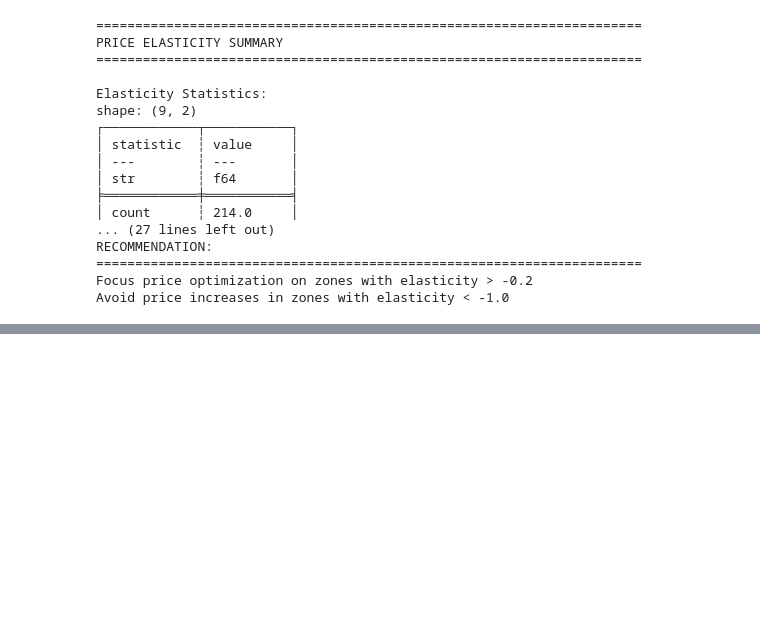
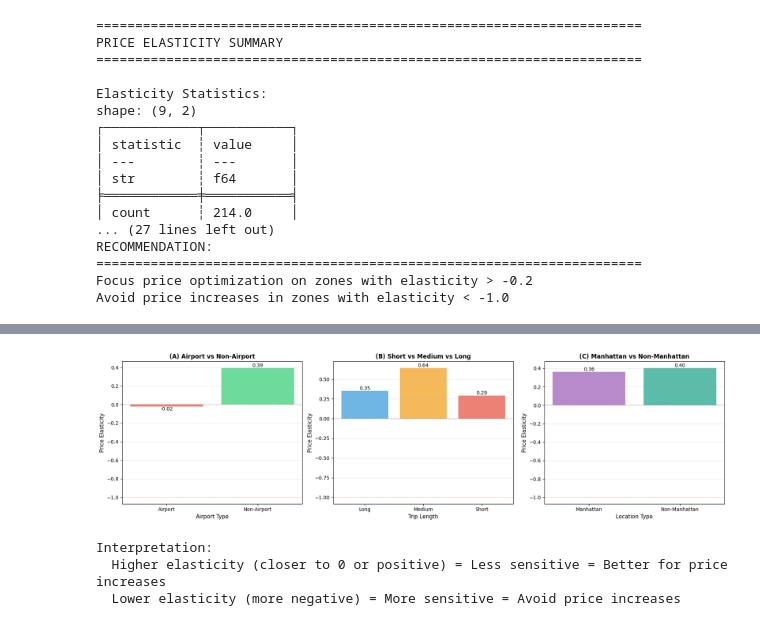
Before and after one commit to Jeremy891102/NYC-Taxi-Pricing-Demand-Analysis, a Jupyter notebook: src/module3_price_sen/price_sen.ipynb, the cells around one changed output, grey strips where cells are left out. Cells and saved outputs as stored; diff of their text form; code cells hidden in the pictures; blank space fills up the shorter version.

```diff
--- a/src/module3_price_sen/price_sen.ipynb
+++ b/src/module3_price_sen/price_sen.ipynb
@@ -750,0 +1469,64 @@ Avoid price increases in zones with elasticity < -1.0
+# %%
+# Step 7: Visualization - Compare elasticity across journey types
+
+import matplotlib.pyplot as plt
+import numpy as np
+
+fig, axes = plt.subplots(1, 3, figsize=(18, 5))
+
+# (A) Airport vs Non-Airport
+airport_pd = airport_elasticity.to_pandas()
+bars1 = axes[0].bar(airport_pd["airport_type"], airport_pd["avg_elasticity_high"],
+                    color=['#e74c3c', '#2ecc71'], alpha=0.7)
+axes[0].axhline(y=0, color='black', linestyle='--', linewidth=1, alpha=0.3)
+axes[0].axhline(y=-1, color='orange', linestyle='--', linewidth=1, alpha=0.3)
+axes[0].set_xlabel("Airport Type", fontsize=11)
+axes[0].set_ylabel("Price Elasticity", fontsize=11)
+axes[0].set_title("(A) Airport vs Non-Airport", fontsize=12, fontweight='bold')
+axes[0].grid(axis='y', alpha=0.3)
+for bar in bars1:
+    height = bar.get_height()
+    axes[0].text(bar.get_x() + bar.get_width()/2., height,
+                f'{height:.2f}', ha='center', va='bottom' if height > 0 else 'top', fontsize=10)
+
+# (B) Trip Length
+trip_pd = trip_length_elasticity.to_pandas()
+bars2 = axes[1].bar(trip_pd["trip_length"], trip_pd["avg_elasticity_high"],
+                    color=['#3498db', '#f39c12', '#e74c3c'], alpha=0.7)
+axes[1].axhline(y=0, color='black', linestyle='--', linewidth=1, alpha=0.3)
+axes[1].axhline(y=-1, color='orange', linestyle='--', linewidth=1, alpha=0.3)
+axes[1].set_xlabel("Trip Length", fontsize=11)
+axes[1].set_ylabel("Price Elasticity", fontsize=11)
+axes[1].set_title("(B) Short vs Medium vs Long", fontsize=12, fontweight='bold')
+axes[1].grid(axis='y', alpha=0.3)
+for bar in bars2:
+    height = bar.get_height()
+    axes[1].text(bar.get_x() + bar.get_width()/2., height,
+                f'{height:.2f}', ha='center', va='bottom' if height > 0 else 'top', fontsize=10)
+
+# (C) Location Type
+location_pd = location_elasticity.to_pandas()
+bars3 = axes[2].bar(location_pd["location_type"], location_pd["avg_elasticity_high"],
+                    color=['#9b59b6', '#16a085'], alpha=0.7)
+axes[2].axhline(y=0, color='black', linestyle='--', linewidth=1, alpha=0.3)
+axes[2].axhline(y=-1, color='orange', linestyle='--', linewidth=1, alpha=0.3)
+axes[2].set_xlabel("Location Type", fontsize=11)
+axes[2].set_ylabel("Price Elasticity", fontsize=11)
+axes[2].set_title("(C) Manhattan vs Non-Manhattan", fontsize=12, fontweight='bold')
+axes[2].grid(axis='y', alpha=0.3)
+for bar in bars3:
+    height = bar.get_height()
+    axes[2].text(bar.get_x() + bar.get_width()/2., height,
+                f'{height:.2f}', ha='center', va='bottom' if height > 0 else 'top', fontsize=10)
+
+plt.tight_layout()
+plt.show()
+
+print("\nInterpretation:")
+print("  Higher elasticity (closer to 0 or positive) = Less sensitive = Better for price increases")
+print("  Lower elasticity (more negative) = More sensitive = Avoid price increases")
+# %% [output]
+[figure, added]
+Interpretation:
+  Higher elasticity (closer to 0 or positive) = Less sensitive = Better for price increases
+  Lower elasticity (more negative) = More sensitive = Avoid price increases
```
Also changed, not shown: parts of 17 cells of this notebook, 1 other file.
